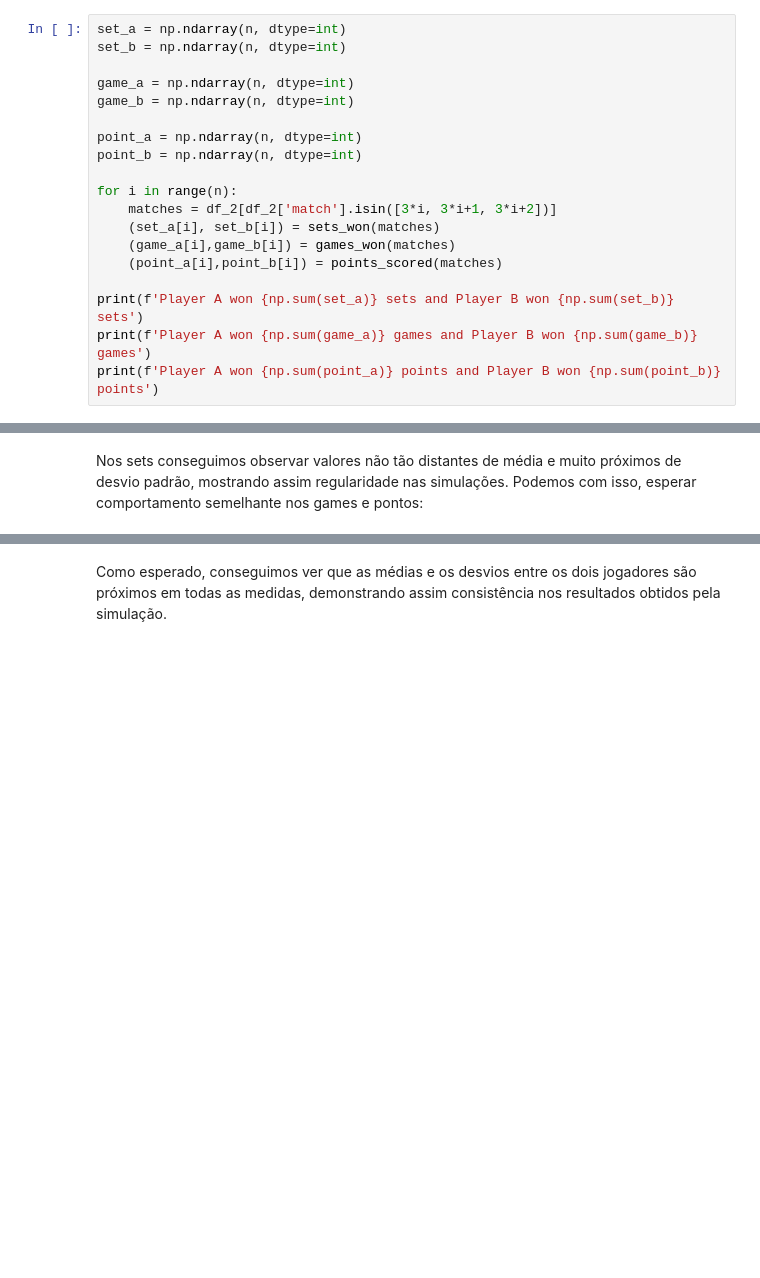
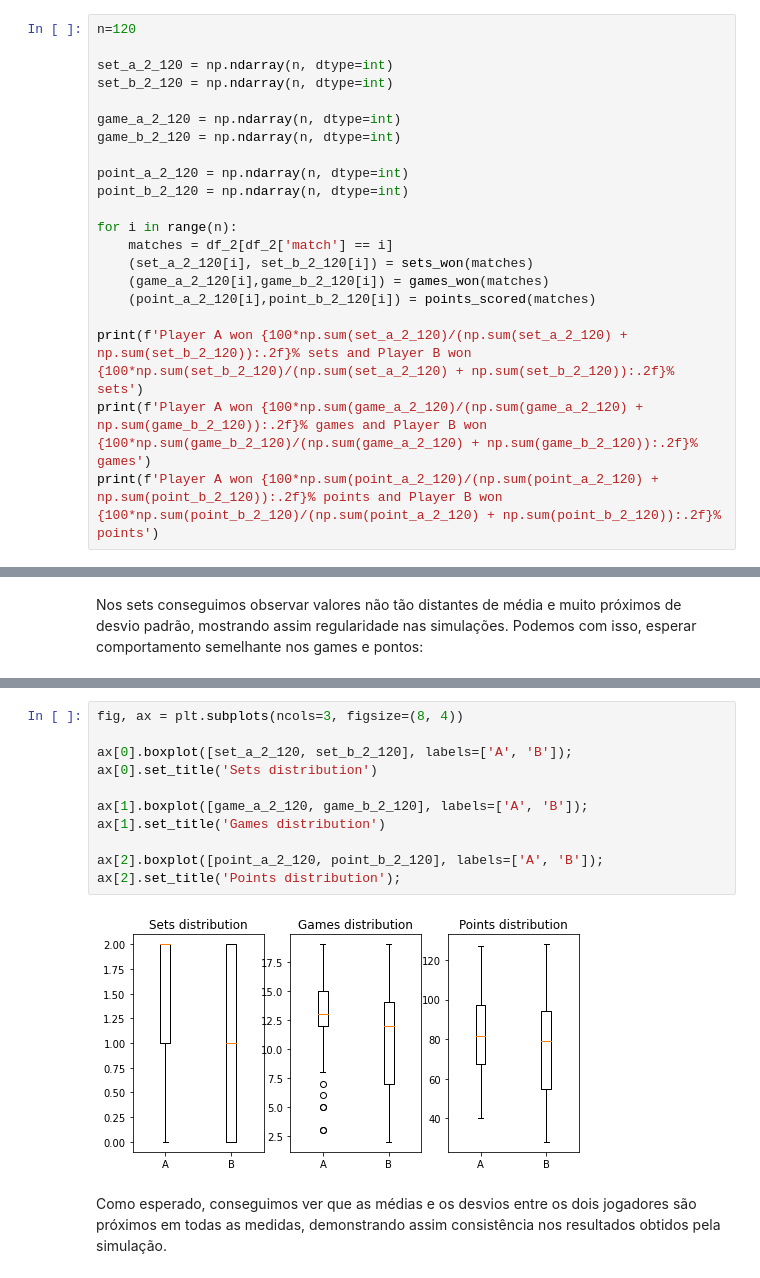
Before and after one commit to Joao-Luz/markov_tennis, a Jupyter notebook: trab.ipynb, the cells around one changed output, grey strips where cells are left out. Saved outputs shown, nothing was run; the diff lists cells and outputs as text; blank space fills up the shorter version.

```diff
--- a/trab.ipynb
+++ b/trab.ipynb
@@ -298,22 +332,24 @@ Novamente, observamos a sensibilidade da vitória à probabilidade $p$. Com uma
 # %% [markdown]
 Como realizado na partida 1, verificaremos os efeitos das probabilidades de ponto na quantidade de sets, games e pontos ganhos na partida 2.
 # %%
-set_a = np.ndarray(n, dtype=int)
-set_b = np.ndarray(n, dtype=int)
+n=120
 
-game_a = np.ndarray(n, dtype=int)
-game_b = np.ndarray(n, dtype=int)
+set_a_2_120 = np.ndarray(n, dtype=int)
+set_b_2_120 = np.ndarray(n, dtype=int)
 
-point_a = np.ndarray(n, dtype=int)
-point_b = np.ndarray(n, dtype=int)
+game_a_2_120 = np.ndarray(n, dtype=int)
+game_b_2_120 = np.ndarray(n, dtype=int)
+
+point_a_2_120 = np.ndarray(n, dtype=int)
+point_b_2_120 = np.ndarray(n, dtype=int)
 
 for i in range(n):
-    matches = df_2[df_2['match'].isin([3*i, 3*i+1, 3*i+2])]
-    (set_a[i], set_b[i]) = sets_won(matches)
-    (game_a[i],game_b[i]) = games_won(matches)
-    (point_a[i],point_b[i]) = points_scored(matches)
+    matches = df_2[df_2['match'] == i]
+    (set_a_2_120[i], set_b_2_120[i]) = sets_won(matches)
+    (game_a_2_120[i],game_b_2_120[i]) = games_won(matches)
+    (point_a_2_120[i],point_b_2_120[i]) = points_scored(matches)
 
-print(f'Player A won {np.sum(set_a)} sets and Player B won {np.sum(set_b)} sets')
-print(f'Player A won {np.sum(game_a)} games and Player B won {np.sum(game_b)} games')
-print(f'Player A won {np.sum(point_a)} points and Player B won {np.sum(point_b)} points')
+print(f'Player A won {100*np.sum(set_a_2_120)/(np.sum(set_a_2_120) + np.sum(set_b_2_120)):.2f}% sets and Player B won {100*np.sum(set_b_2_120)/(np.sum(set_a_2_120) + np.sum(set_b_2_120)):.2f}% sets')
+print(f'Player A won {100*np.sum(game_a_2_120)/(np.sum(game_a_2_120) + np.sum(game_b_2_120)):.2f}% games and Player B won {100*np.sum(game_b_2_120)/(np.sum(game_a_2_120) + np.sum(game_b_2_120)):.2f}% games')
+print(f'Player A won {100*np.sum(point_a_2_120)/(np.sum(point_a_2_120) + np.sum(point_b_2_120)):.2f}% points and Player B won {100*np.sum(point_b_2_120)/(np.sum(point_a_2_120) + np.sum(point_b_2_120)):.2f}% points')
 # %% [output]
@@ -351,3 +387,16 @@ B's standard deviation: 43.84
+# %%
+fig, ax = plt.subplots(ncols=3, figsize=(8, 4))
+
+ax[0].boxplot([set_a_2_120, set_b_2_120], labels=['A', 'B']);
+ax[0].set_title('Sets distribution')
+
+ax[1].boxplot([game_a_2_120, game_b_2_120], labels=['A', 'B']);
+ax[1].set_title('Games distribution')
+
+ax[2].boxplot([point_a_2_120, point_b_2_120], labels=['A', 'B']);
+ax[2].set_title('Points distribution');
+# %% [output]
+[figure, added]
 # %% [markdown]
 Como esperado, conseguimos ver que as médias e os desvios entre os dois jogadores são próximos em todas as medidas, demonstrando assim consistência nos resultados obtidos pela simulação.
 # %% [markdown]
```
Also changed, not shown: parts of 36 cells of this notebook, 1 other file.
